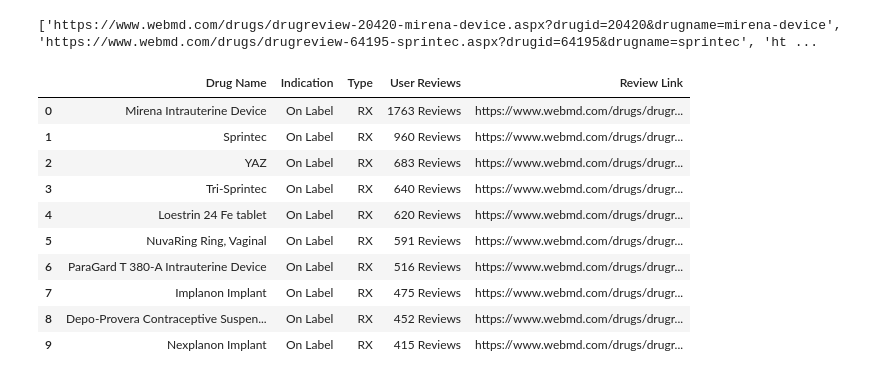
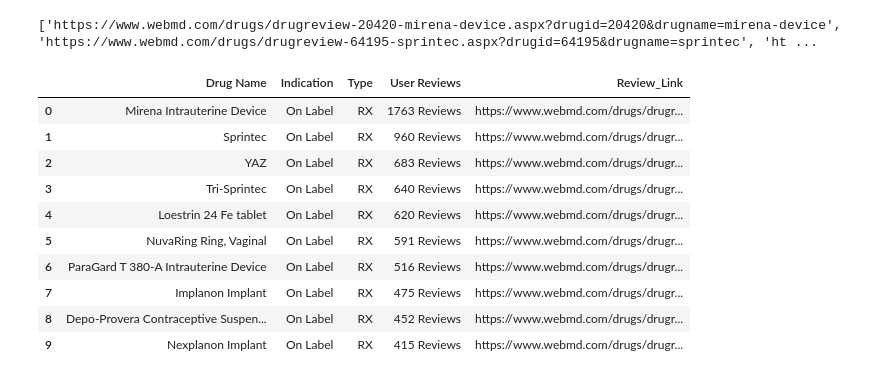
Before and after one commit to kmart67/data_100_contraceptive_final_proj, a Jupyter notebook: Contraceptive_Reviews.ipynb, the cells around one changed output. Cells and saved outputs as stored; diff of their text form; code cells hidden in the pictures.

Commit message:
Notebook for getting all reviews for contraceptives listed on WebMD.

```diff
--- a/Contraceptive_Reviews.ipynb
+++ b/Contraceptive_Reviews.ipynb
@@ -34,7 +34,7 @@ contraceptives
 408 rows × 4 columns
 # %%
 #going to extract links to drug
-req = urllib.request.Request(url, headers={'User-Agent' : "Magic Browser"})
+req = urllib.request.Request(contraception_url, headers={'User-Agent' : "Magic Browser"})
 html_page = urllib.request.urlopen( req )
 soup = BeautifulSoup(html_page)
 
@@ -51,11 +51,11 @@ print(review_links)
 # %% [output]
 ['https://www.webmd.com/drugs/drugreview-20420-mirena-device.aspx?drugid=20420&drugname=mirena-device', 'https://www.webmd.com/drugs/drugreview-64195-sprintec.aspx?drugid=64195&drugname=sprintec', 'ht ...
 # %%
-contraceptives['Review Link'] = pd.Series(review_links)
+contraceptives['Review_Link'] = pd.Series(review_links)
 
 contraceptives.head(10)
 # %% [output]
-|  | Drug Name | Indication | Type | User Reviews | Review Link |
+|  | Drug Name | Indication | Type | User Reviews | Review_Link |
 | 0 | Mirena Intrauterine Device | On Label | RX | 1763 Reviews | https://www.webmd.com/drugs/drugr... |
 | 1 | Sprintec | On Label | RX | 960 Reviews | https://www.webmd.com/drugs/drugr... |
 | 2 | YAZ | On Label | RX | 683 Reviews | https://www.webmd.com/drugs/drugr... |
```
Also changed, not shown: parts of 9 cells of this notebook.
